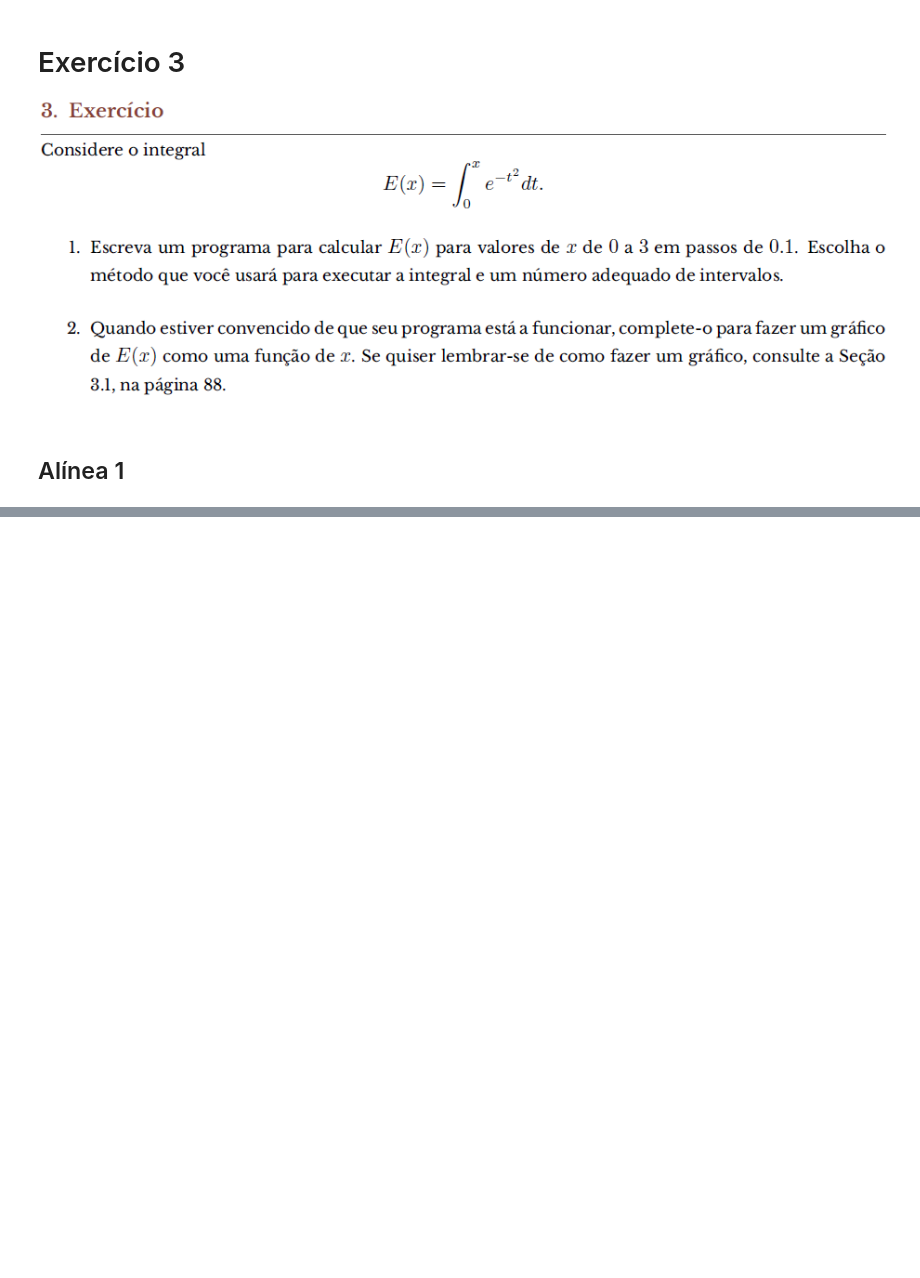
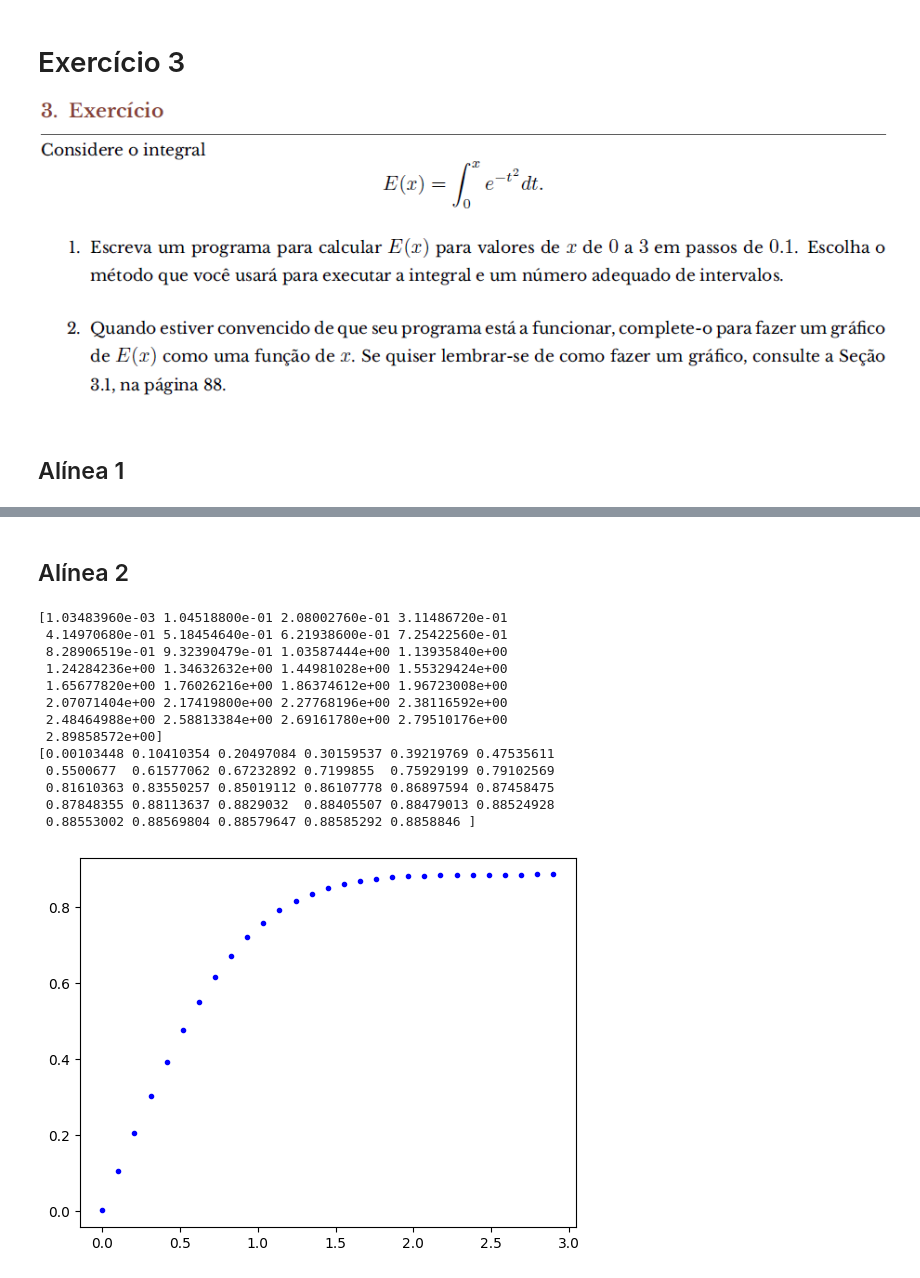
Before and after one commit to guilhermebaos/Aulas-Uni, a Jupyter notebook: Física Computacional/PLs/04-Integrais-e-Derivadas/03-Função-Erro.ipynb, the cells around one changed output, grey strips where cells are left out. Cells and saved outputs as stored; diff of their text form; code cells hidden in the pictures; blank space fills up the shorter version.

```diff
--- a/Física Computacional/PLs/04-Integrais-e-Derivadas/03-Função-Erro.ipynb
+++ b/Física Computacional/PLs/04-Integrais-e-Derivadas/03-Função-Erro.ipynb
@@ -21,7 +21,7 @@ def simpson(start: float, end: float, func: Callable, n: float) -> float:
     aa = vv[:-2:2] + 4 * vv[1:-1:2] + vv[2: :2]
     integral = aa.cumsum()
 
-    return h * (integral) / 6
+    return (tt[2: :2], h * (integral) / 6)
 
 
 # Função a integrar
@@ -39,8 +39,7 @@ steps = 30
 # Intevalos por ponto do integral
 intervalos = 100
 
-intf = simpson(start, end, f, (steps - 1) * intervalos)
-print(intf[-1])
-print(intf[: :intervalos])
+xx, yy = simpson(start, end, f, (steps - 1) * intervalos)
+print(yy[-1])
 # %% [output]
 0.8859017595187374
@@ -51,0 +50,23 @@ print(intf[: :intervalos])
+# %% [markdown]
+## Alínea 2
+# %%
+# Representar graficamente
+plt.plot(xx[: :intervalos], yy[: :intervalos], "b.")
+
+print(xx[: :intervalos])
+print(yy[: :intervalos])
+# %% [output]
+[1.03483960e-03 1.04518800e-01 2.08002760e-01 3.11486720e-01
+ 4.14970680e-01 5.18454640e-01 6.21938600e-01 7.25422560e-01
+ 8.28906519e-01 9.32390479e-01 1.03587444e+00 1.13935840e+00
+ 1.24284236e+00 1.34632632e+00 1.44981028e+00 1.55329424e+00
+ 1.65677820e+00 1.76026216e+00 1.86374612e+00 1.96723008e+00
+ 2.07071404e+00 2.17419800e+00 2.27768196e+00 2.38116592e+00
+ 2.48464988e+00 2.58813384e+00 2.69161780e+00 2.79510176e+00
+ 2.89858572e+00]
+[0.00103448 0.10410354 0.20497084 0.30159537 0.39219769 0.47535611
+ 0.5500677  0.61577062 0.67232892 0.7199855  0.75929199 0.79102569
+ 0.81610363 0.83550257 0.85019112 0.86107778 0.86897594 0.87458475
+ 0.87848355 0.88113637 0.8829032  0.88405507 0.88479013 0.88524928
+ 0.88553002 0.88569804 0.88579647 0.88585292 0.8858846 ]
+[figure, added]
```
Also changed, not shown: parts of 2 cells of this notebook, 1 other file.
